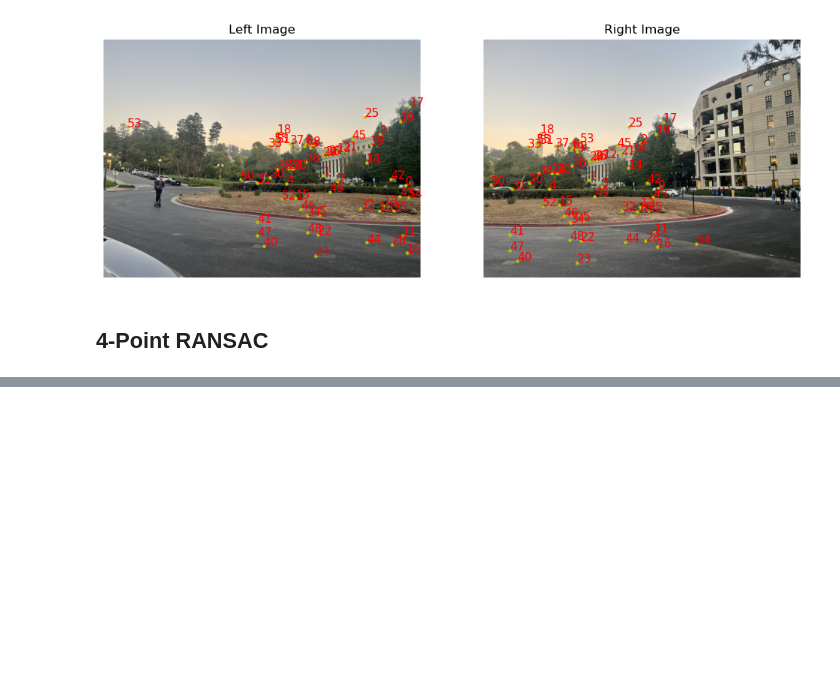
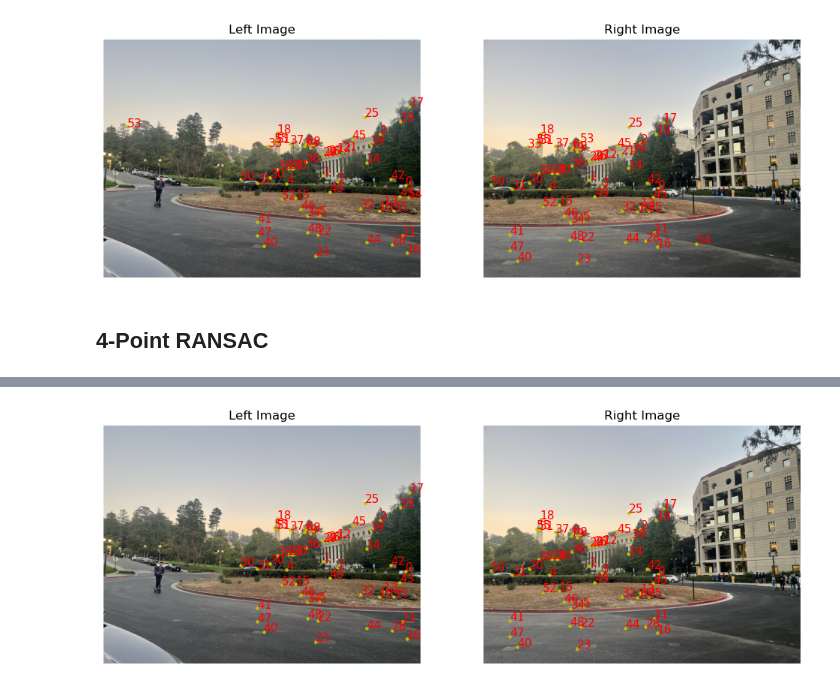
Before and after one commit to filipbagen/cs-180, a Jupyter notebook: p4-image-warping-and-mosaicing/code/4b.ipynb, the cells around one changed output, grey strips where cells are left out. Saved outputs shown, nothing was run; the diff lists cells and outputs as text; code cells hidden in the pictures; blank space fills up the shorter version.

```diff
--- a/p4-image-warping-and-mosaicing/code/4b.ipynb
+++ b/p4-image-warping-and-mosaicing/code/4b.ipynb
@@ -12,8 +13,8 @@ from scipy.ndimage import distance_transform_edt
 ## Interest Point Detector
 # %%
 # Load images and points
-image_left = plt.imread('../data/IMG_8405.jpeg')
-image_right = plt.imread('../data/IMG_8406.jpeg')
+image_left = plt.imread('../data/4a/img/IMG_8405.jpeg')
+image_right = plt.imread('../data/4a/img/IMG_8406.jpeg')
 
 # make panoramal left b&w
 image_left_gray = np.mean(image_left, axis=2)
@@ -278,0 +449,42 @@ plt.show()
+# %%
+# Initialize lists to store inlier coordinates
+inlier_coords_left = []
+inlier_coords_right = []
+
+plt.figure(figsize=(12, 6))
+
+# Display the left image
+plt.subplot(1, 2, 1)
+plt.imshow(image_left, cmap='gray')
+plt.title('Left Image')
+
+# Display the right image
+plt.subplot(1, 2, 2)
+plt.imshow(image_right, cmap='gray')
+plt.title('Right Image')
+
+# Loop through matches and process inliers
+for idx, (i, j) in enumerate(matches):
+    if best_inliers[idx]:
+        y1, x1 = suppressed_coords_left[:, i]
+        y2, x2 = suppressed_coords_right[:, j]
+
+        # Append inlier coordinates to the lists
+        inlier_coords_left.append([y1, x1])
+        inlier_coords_right.append([y2, x2])
+
+        # Plot inliers on the left image
+        plt.subplot(1, 2, 1)
+        plt.axis('off')
+        plt.scatter(x1, y1, c='y', s=5)
+        plt.text(x1, y1, str(idx), fontsize=11, color='r')
+
+        # Plot inliers on the right image
+        plt.subplot(1, 2, 2)
+        plt.axis('off')
+        plt.scatter(x2, y2, c='y', s=5)
+        plt.text(x2, y2, str(idx), fontsize=11, color='r')
+
+plt.show()
+# %% [output]
+[figure, added]
```
Also changed, not shown: parts of 16 cells of this notebook.
